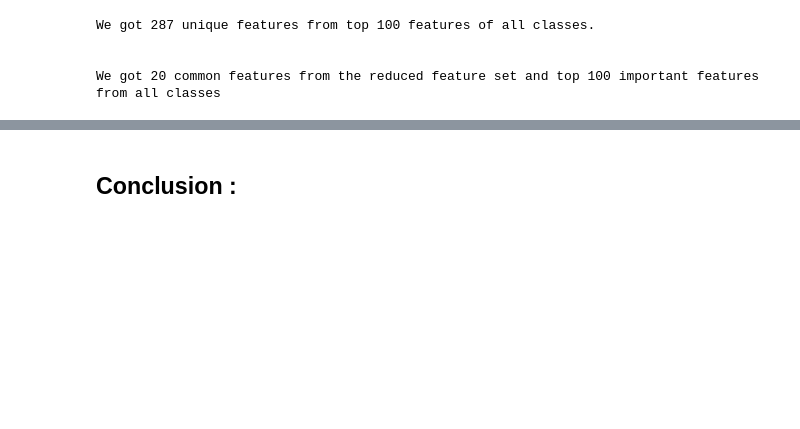
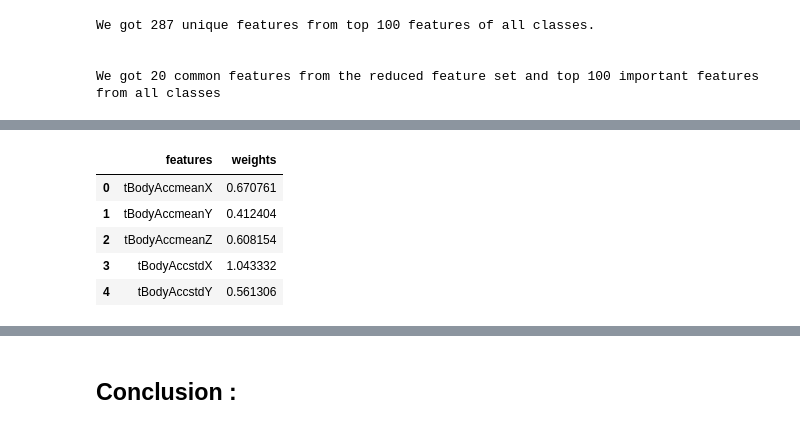
Before and after one commit to ramsane/HumanActivityRecognition, a Jupyter notebook: HAR_EDA.ipynb, the cells around one changed output, grey strips where cells are left out. Saved outputs shown, nothing was run; the diff lists cells and outputs as text; code cells hidden in the pictures; blank space fills up the shorter version.

```diff
--- a/HAR_EDA.ipynb
+++ b/HAR_EDA.ipynb
@@ -567,0 +578,7 @@ set(top_features).intersection(set(features))
+# %%
+# labels *(by) features matrix
+print(absolute_coeff.shape)
+
+# max_weight of each label irrespective of what the feature is
+max_weight_of_labels = absolute_coeff.max(axis=1)
+max_weight_of_labels
@@ -567,0 +601,22 @@ set(top_features).intersection(set(features))
+# %%
+no_of_features = absolute_coeff.shape[1]
+# combined weights for each label
+weights = list()
+for i in range(no_of_features):
+    weights.append(float(sum(np.divide(absolute_coeff[:,i], max_weight_of_labels))))
+# %%
+# create a dataframe to store the features and new_weights together
+df_imp_features = pd.DataFrame()
+
+df_imp_features['features'] = all_features
+df_imp_features['weights'] = pd.Series(weights)
+
+# dataframe before sorting
+df_imp_features.head()
+# %% [output]
+|  | features | weights |
+| 0 | tBodyAccmeanX | 0.670761 |
+| 1 | tBodyAccmeanY | 0.412404 |
+| 2 | tBodyAccmeanZ | 0.608154 |
+| 3 | tBodyAccstdX | 1.043332 |
+| 4 | tBodyAccstdY | 0.561306 |
```
Also changed, not shown: parts of 27 cells of this notebook.
